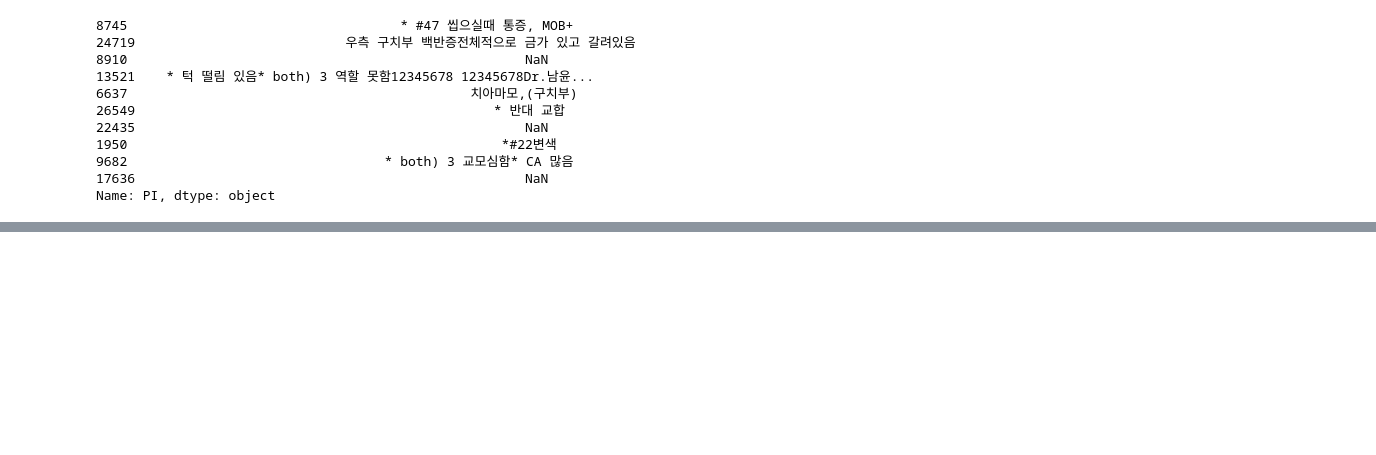
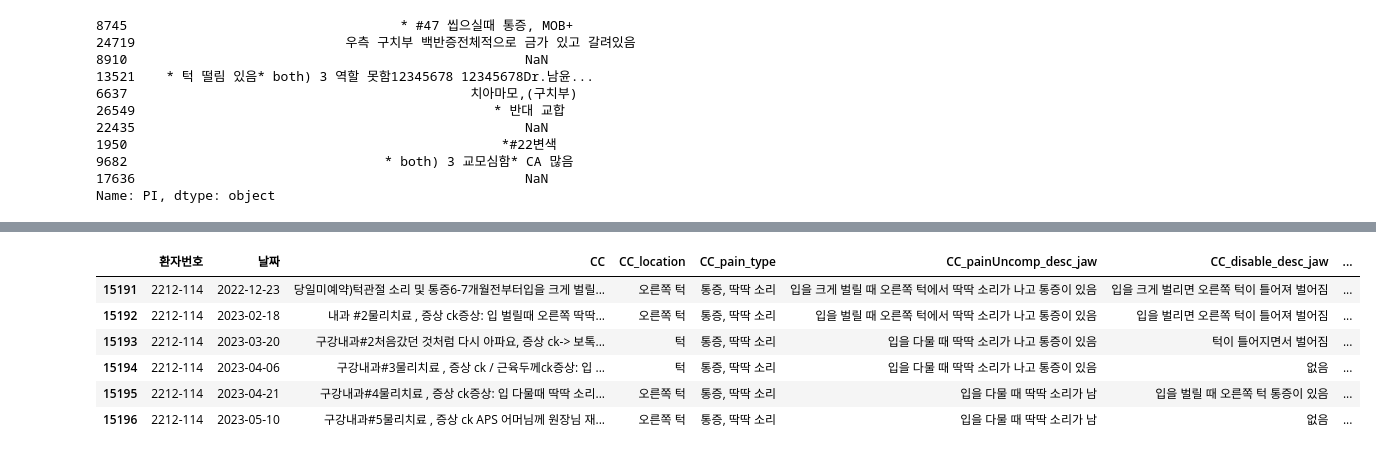
Before and after one commit to skadudd/prj_centum, a Jupyter notebook: text_parser_2.ipynb, the cells around one changed output, grey strips where cells are left out. Cells and saved outputs as stored; diff of their text form; code cells hidden in the pictures; blank space fills up the shorter version.

```diff
--- a/text_parser_2.ipynb
+++ b/text_parser_2.ipynb
@@ -593,0 +1178,14 @@ Name: count, dtype: int64
+# %%
+processed_df[['환자번호', '날짜','CC',
+       'CC_location','CC_pain_type', 'CC_painUncomp_desc_jaw', 'CC_disable_desc_jaw',
+       'CC_muscle_joint_desc_stress', 'CC_dentalHistory_desc',
+       'CC_factor_habbit', 'CC_severity', 'CC_duration'
+        ]]
+# %% [output]
+|  | 환자번호 | 날짜 | CC | CC_location | CC_pain_type | CC_painUncomp_desc_jaw | CC_disable_desc_jaw | ... |
+| 15191 | 2212-114 | 2022-12-23 | 당일미예약)턱관절 소리 및 통증6-7개월전부터입을 크게 벌릴... | 오른쪽 턱 | 통증, 딱딱 소리 | 입을 크게 벌릴 때 오른쪽 턱에서 딱딱 소리가 나고 통증이 있음 | 입을 크게 벌리면 오른쪽 턱이 틀어져 벌어짐 | ... |
+| 15192 | 2212-114 | 2023-02-18 | 내과 #2물리치료 , 증상 ck증상: 입 벌릴때 오른쪽 딱딱... | 오른쪽 턱 | 통증, 딱딱 소리 | 입을 벌릴 때 오른쪽 턱에서 딱딱 소리가 나고 통증이 있음 | 입을 벌리면 오른쪽 턱이 틀어져 벌어짐 | ... |
+| 15193 | 2212-114 | 2023-03-20 | 구강내과#2처음갔던 것처럼 다시 아파요, 증상 ck-> 보톡... | 턱 | 통증, 딱딱 소리 | 입을 다물 때 딱딱 소리가 나고 통증이 있음 | 턱이 틀어지면서 벌어짐 | ... |
+| 15194 | 2212-114 | 2023-04-06 | 구강내과#3물리치료 , 증상 ck / 근육두께ck증상: 입 ... | 턱 | 통증, 딱딱 소리 | 입을 다물 때 딱딱 소리가 나고 통증이 있음 | 없음 | ... |
+| 15195 | 2212-114 | 2023-04-21 | 구강내과#4물리치료 , 증상 ck증상: 입 다물때 딱딱 소리... | 오른쪽 턱 | 통증, 딱딱 소리 | 입을 다물 때 딱딱 소리가 남 | 입을 벌릴 때 오른쪽 턱 통증이 있음 | ... |
+| 15196 | 2212-114 | 2023-05-10 | 구강내과#5물리치료 , 증상 ck APS 어머님께 원장님 재... | 오른쪽 턱 | 통증, 딱딱 소리 | 입을 다물 때 딱딱 소리가 남 | 없음 | ... |
```
Also changed, not shown: parts of 10 cells of this notebook, 7 other files.
